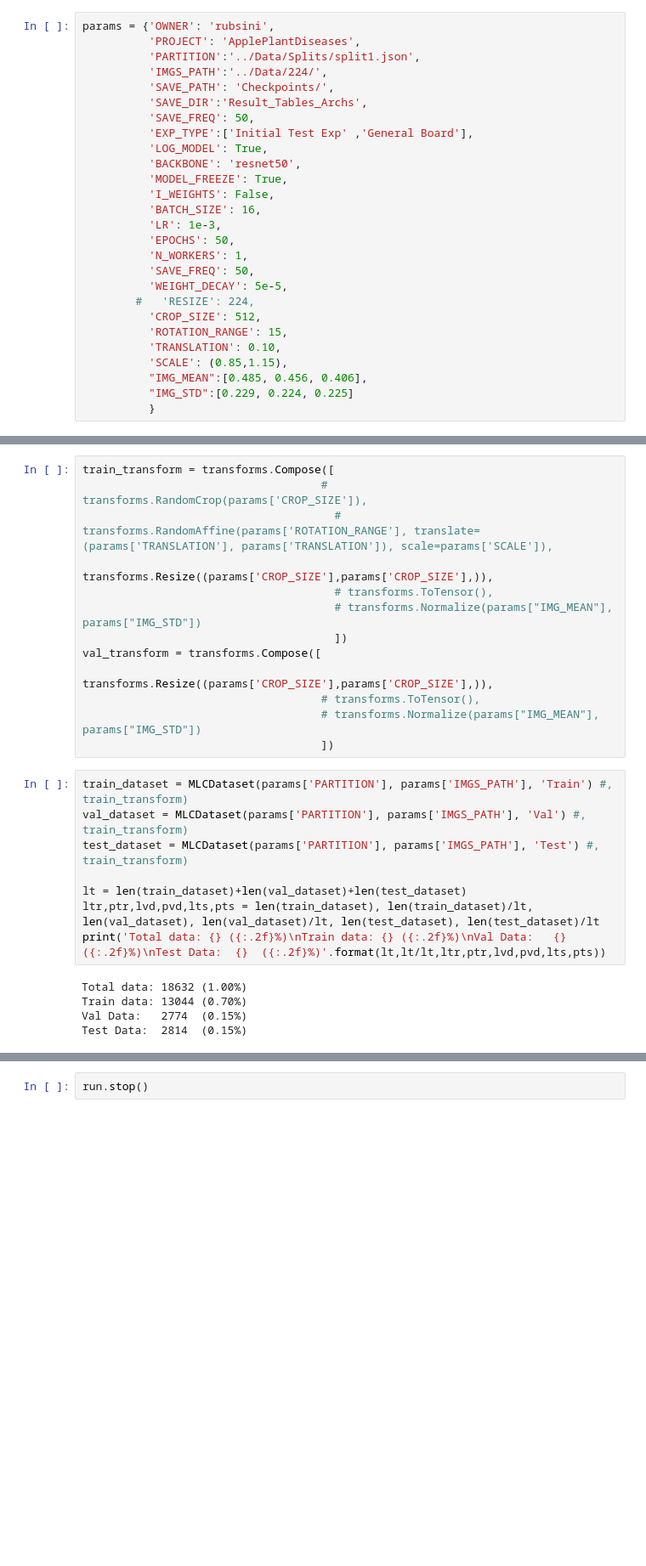
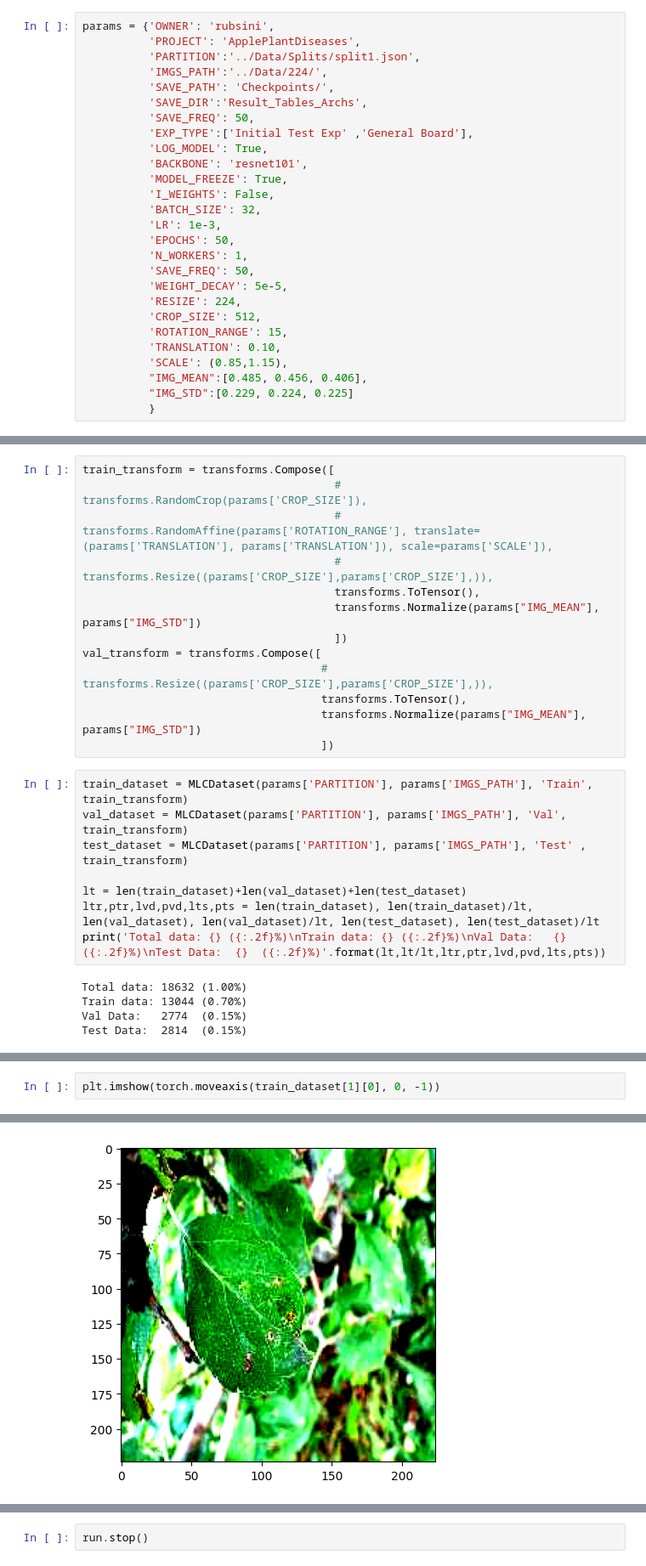
Before and after one commit to MarioROT/ApplePlantPathologies, a Jupyter notebook: classification_experiments.ipynb, the cells around one changed output, grey strips where cells are left out. Shown at 85% size. Cells and saved outputs as stored; diff of their text form; blank space fills up the shorter version.

Commit message:
Update conversion to Torch Tensor

```diff
--- a/classification_experiments.ipynb
+++ b/classification_experiments.ipynb
@@ -62,16 +59,16 @@ params = {'OWNER': 'rubsini',
           'SAVE_FREQ': 50,
           'EXP_TYPE':['Initial Test Exp' ,'General Board'],
           'LOG_MODEL': True,
-          'BACKBONE': 'resnet50',
+          'BACKBONE': 'resnet101',
           'MODEL_FREEZE': True,
           'I_WEIGHTS': False,
-          'BATCH_SIZE': 16,
+          'BATCH_SIZE': 32,
           'LR': 1e-3,
           'EPOCHS': 50,
           'N_WORKERS': 1,
           'SAVE_FREQ': 50,
           'WEIGHT_DECAY': 5e-5,
-        #   'RESIZE': 224,
+          'RESIZE': 224,
           'CROP_SIZE': 512,
           'ROTATION_RANGE': 15,
           'TRANSLATION': 0.10,
@@ -83,21 +80,21 @@ params = {'OWNER': 'rubsini',
 device = torch.device('cuda')
 # %%
 train_transform = transforms.Compose([
-                                    #   transforms.RandomCrop(params['CROP_SIZE']),
+                                      # transforms.RandomCrop(params['CROP_SIZE']),
                                       # transforms.RandomAffine(params['ROTATION_RANGE'], translate=(params['TRANSLATION'], params['TRANSLATION']), scale=params['SCALE']),
-                                      transforms.Resize((params['CROP_SIZE'],params['CROP_SIZE'],)),
-                                      # transforms.ToTensor(),
-                                      # transforms.Normalize(params["IMG_MEAN"], params["IMG_STD"])
+                                      # transforms.Resize((params['CROP_SIZE'],params['CROP_SIZE'],)),
+                                      transforms.ToTensor(),
+                                      transforms.Normalize(params["IMG_MEAN"], params["IMG_STD"])
                                       ])
 val_transform = transforms.Compose([
-                                    transforms.Resize((params['CROP_SIZE'],params['CROP_SIZE'],)),
-                                    # transforms.ToTensor(),
-                                    # transforms.Normalize(params["IMG_MEAN"], params["IMG_STD"])
+                                    # transforms.Resize((params['CROP_SIZE'],params['CROP_SIZE'],)),
+                                    transforms.ToTensor(),
+                                    transforms.Normalize(params["IMG_MEAN"], params["IMG_STD"])
                                     ])
 # %%
-train_dataset = MLCDataset(params['PARTITION'], params['IMGS_PATH'], 'Train') #, train_transform)
-val_dataset = MLCDataset(params['PARTITION'], params['IMGS_PATH'], 'Val') #, train_transform)
-test_dataset = MLCDataset(params['PARTITION'], params['IMGS_PATH'], 'Test') #, train_transform)
+train_dataset = MLCDataset(params['PARTITION'], params['IMGS_PATH'], 'Train', train_transform)
+val_dataset = MLCDataset(params['PARTITION'], params['IMGS_PATH'], 'Val', train_transform)
+test_dataset = MLCDataset(params['PARTITION'], params['IMGS_PATH'], 'Test' , train_transform)
 
 lt = len(train_dataset)+len(val_dataset)+len(test_dataset)
 ltr,ptr,lvd,pvd,lts,pts = len(train_dataset), len(train_dataset)/lt, len(val_dataset), len(val_dataset)/lt, len(test_dataset), len(test_dataset)/lt
@@ -109,0 +113,3 @@ Test Data:  2814  (0.15%)
+# %%
+plt.imshow(torch.moveaxis(train_dataset[1][0], 0, -1))
+# %% [output]
@@ -109,0 +118 @@ Test Data:  2814  (0.15%)
+[figure, added]
```
Also changed, not shown: parts of 10 cells of this notebook, 2 other files.
